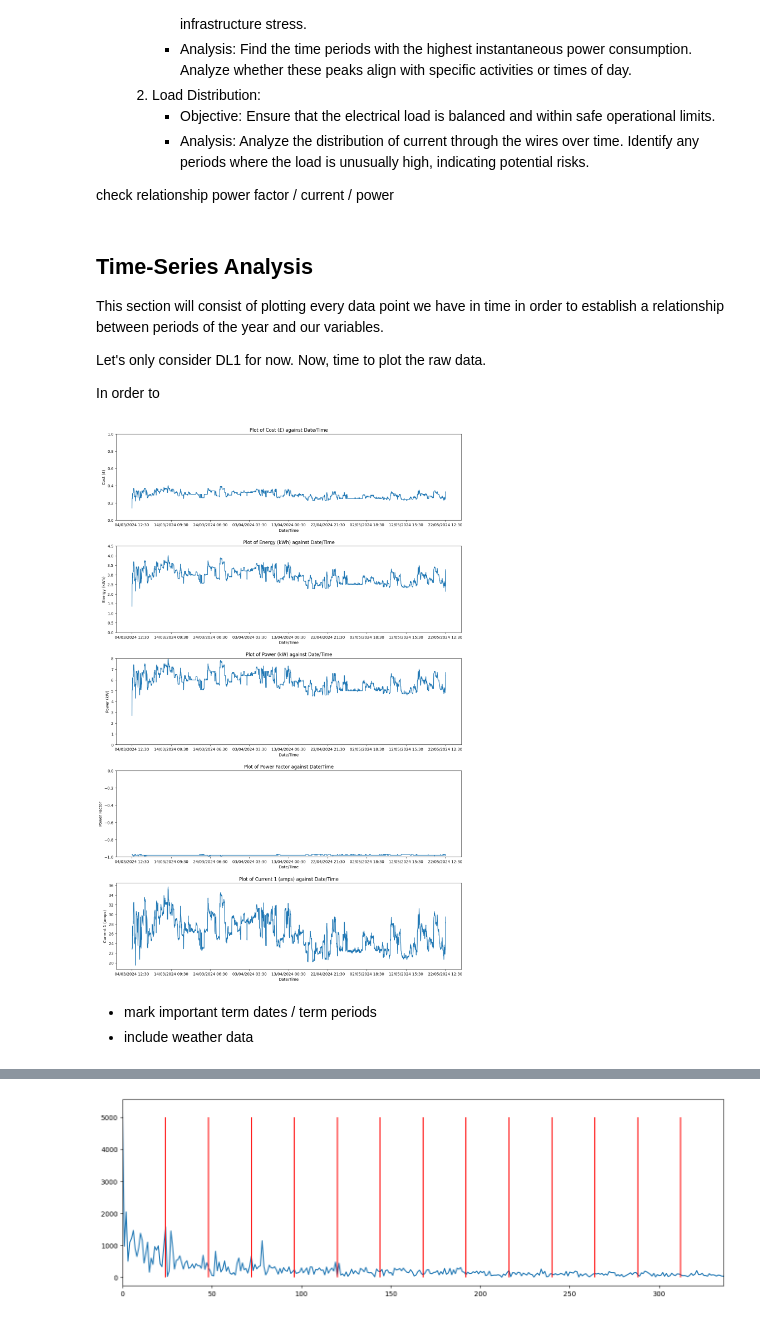
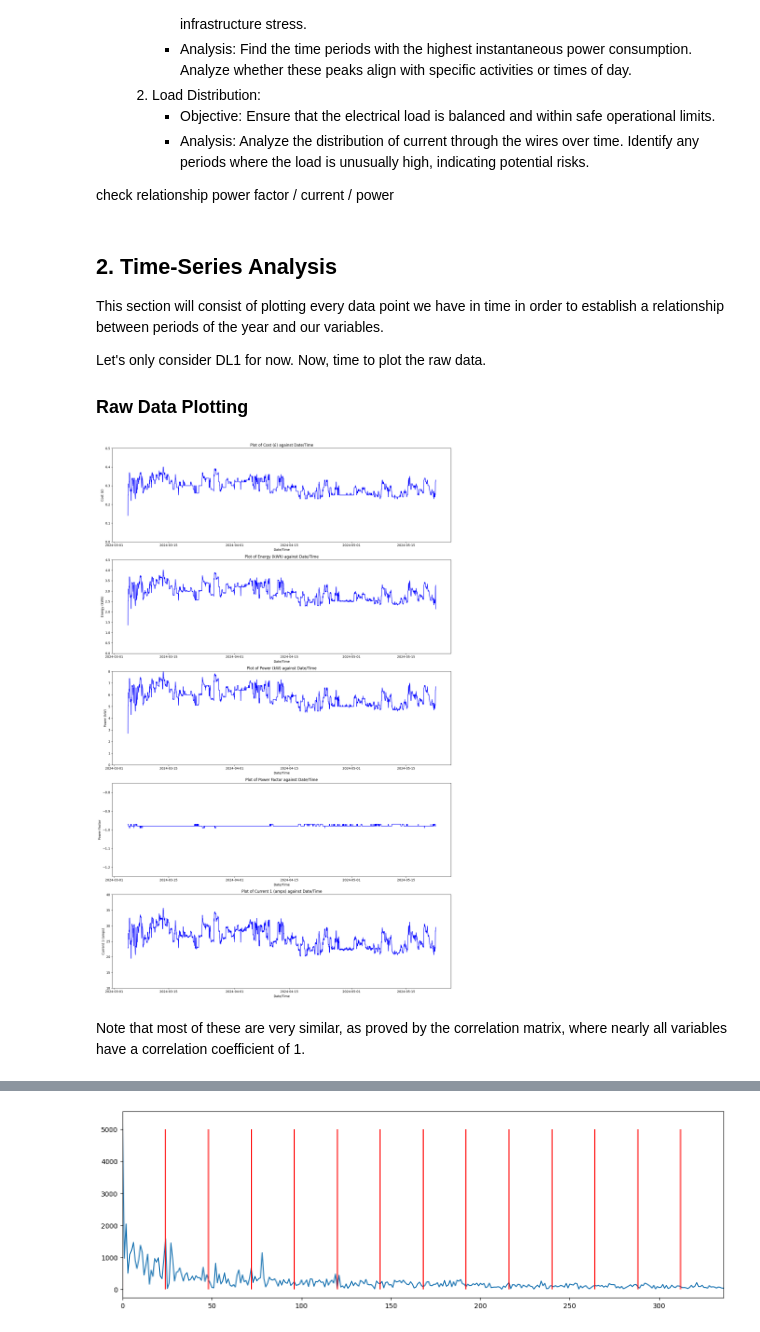
Before and after one commit to ogahector/power_analysis_eeedept, a Jupyter notebook: src/main.ipynb, the cells around one changed output, grey strips where cells are left out. Drawn from its saved outputs; the diff is of its cells as text; code cells hidden in the pictures.

Commit message:
major progress on time-series analysis + bad import of weather

```diff
--- a/src/main.ipynb
+++ b/src/main.ipynb
@@ -12,5 +12,8 @@ import scipy as sp
 dl1 = pd.read_csv("../data/DL1March_May_24.csv").drop(columns="No.").drop(0)
 dl3 = pd.read_csv("../data/DL3March_May_24.csv").drop(columns="No.").drop(0)
 
-print(dl1.head())
+dl1["Date/Time"] = pd.to_datetime(dl1["Date/Time"], format='%d/%m/%Y %H:%M')
+dl3["Date/Time"] = pd.to_datetime(dl3["Date/Time"], format='%d/%m/%Y %H:%M')
+
+# print(dl1.head())
 # it is quite obvious that the first row of values are outliers, so they are removed
@@ -60,36 +49,33 @@ print(dl1.head())
 
 check relationship power factor / current / power
 # %% [markdown]
-## Time-Series Analysis
+## 2. Time-Series Analysis
 This section will consist of plotting every data point we have in time in order to establish a relationship between periods of the year and our variables.
 
 Let's only consider DL1 for now. Now, time to plot the raw data.
-
-In order to
+### Raw Data Plotting
 # %%
-# initialize figure for 5 variables
 plt.figure(figsize=(16, 5*5))
 
-xticks_nb = 8
 headers = dl1.columns.values.tolist()
 
 for i in range(1, len(headers)):
+    match i:
+        case 1: vertical_limits = (0, 0.5)
+        case 2: vertical_limits = (0, 4.5)
+        case 3: vertical_limits = (0, 8)
+        case 4: vertical_limits = (-1.25, -0.75)
+        case 5: vertical_limits = (10, 40)
     plt.subplot(5, 1, i)
-    plt.plot(dl1[headers[i]])
-    plt.xticks([j for j in range(0, len(dl1), int(len(dl1)/xticks_nb))], labels=dl1["Date/Time"][0:len(dl1):int(len(dl1)/xticks_nb)])
+    plt.plot(dl1["Date/Time"], dl1[headers[i]], color='b')
+    plt.ylim(vertical_limits)
     plt.xlabel("Date/Time")
     plt.ylabel(headers[i])
-    match i:
-        case 1: plt.ylim(0, 0.5)
-        case 2: plt.ylim(0, 4.5)
-        case 3: plt.ylim(0, 8)
-        case 4: plt.ylim(-1, 0)
     plt.title("Plot of " + headers[i] + " against Date/Time")
 
 plt.tight_layout()
 plt.show()
 # %% [output]
-[figure, old version]
+[figure, new version]
-# %% [markdown]
-- mark important term dates / term periods
-- include weather data
+# %% [markdown]
+Note that most of these are very similar, as proved by the correlation matrix, where nearly all variables have a correlation coefficient of 1.
```
Also changed, not shown: parts of 12 cells of this notebook, 1 other file.
